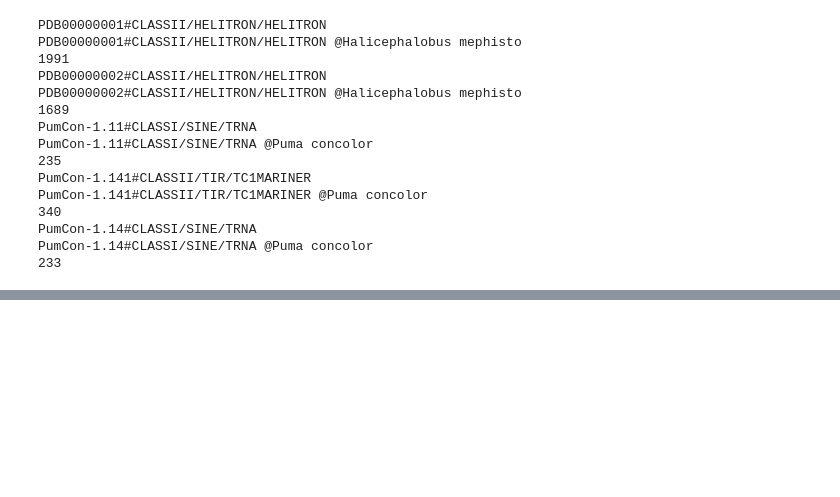
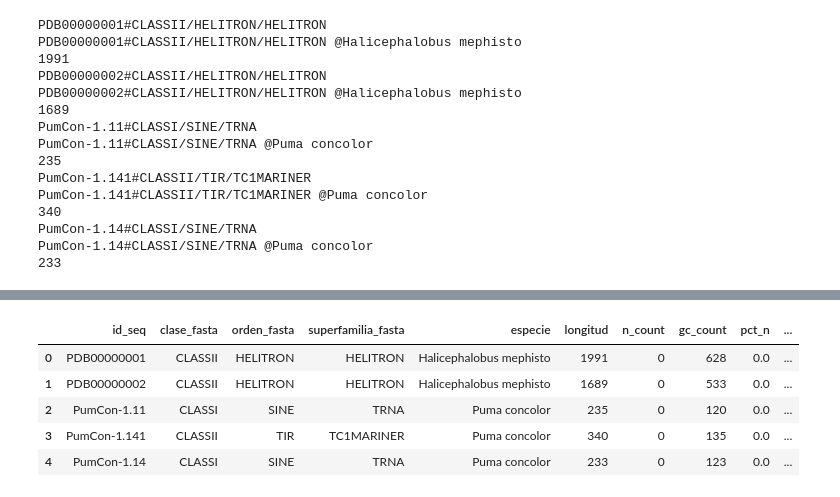
Before and after one commit to VilladaV/panteon-mongodb-bd2, a Jupyter notebook: notebooks/01_exploracion_limpieza_normalizacion_cruce.ipynb, the cells around one changed output, grey strips where cells are left out. Cells and saved outputs as stored; diff of their text form; code cells hidden in the pictures; blank space fills up the shorter version.

Commit message:
Limpieza del CSV, parseo del FASTA, cruce por especie y atributos

```diff
--- a/notebooks/01_exploracion_limpieza_normalizacion_cruce.ipynb
+++ b/notebooks/01_exploracion_limpieza_normalizacion_cruce.ipynb
@@ -365,0 +434,3 @@ for i, registro in enumerate(SeqIO.parse("../data_raw/PanTEon_Database_v1.6.1.fa
+# %%
+#NORMALIZAR especie en el FASTA, se normaliza para que el cruce compare nombres iguales y no nombres que solo se parecen
+df_secuencias["especie"] = df_secuencias["especie"].str.strip() #Se Sobreescribe la columna con su version recortada
@@ -365,0 +458,3 @@ for i, registro in enumerate(SeqIO.parse("../data_raw/PanTEon_Database_v1.6.1.fa
+# %%
+df_secuencias["especie"] = df_secuencias["especie"].str.replace(".", "", regex=False)
+df_csv_9col["Species"]  = df_csv_9col["Species"].str.replace(".", "", regex=False)
@@ -365,0 +496,5 @@ for i, registro in enumerate(SeqIO.parse("../data_raw/PanTEon_Database_v1.6.1.fa
+# %%
+#Convertir los conteos en porcentajes , df_secuencias guarda por cada secuencias conteos
+df_secuencias["pct_n"] = df_secuencias["n_count"] / df_secuencias["longitud"] * 100
+# %%
+df_secuencias["pct_gc"] = df_secuencias["gc_count"] / df_secuencias["longitud"] * 100
@@ -365,0 +513,9 @@ for i, registro in enumerate(SeqIO.parse("../data_raw/PanTEon_Database_v1.6.1.fa
+# %%
+df_secuencias.head()
+# %% [output]
+|  | id_seq | clase_fasta | orden_fasta | superfamilia_fasta | especie | longitud | n_count | gc_count | pct_n | ... |
+| 0 | PDB00000001 | CLASSII | HELITRON | HELITRON | Halicephalobus mephisto | 1991 | 0 | 628 | 0.0 | ... |
+| 1 | PDB00000002 | CLASSII | HELITRON | HELITRON | Halicephalobus mephisto | 1689 | 0 | 533 | 0.0 | ... |
+| 2 | PumCon-1.11 | CLASSI | SINE | TRNA | Puma concolor | 235 | 0 | 120 | 0.0 | ... |
+| 3 | PumCon-1.141 | CLASSII | TIR | TC1MARINER | Puma concolor | 340 | 0 | 135 | 0.0 | ... |
+| 4 | PumCon-1.14 | CLASSI | SINE | TRNA | Puma concolor | 233 | 0 | 123 | 0.0 | ... |
```
Also changed, not shown: parts of 35 cells of this notebook.
